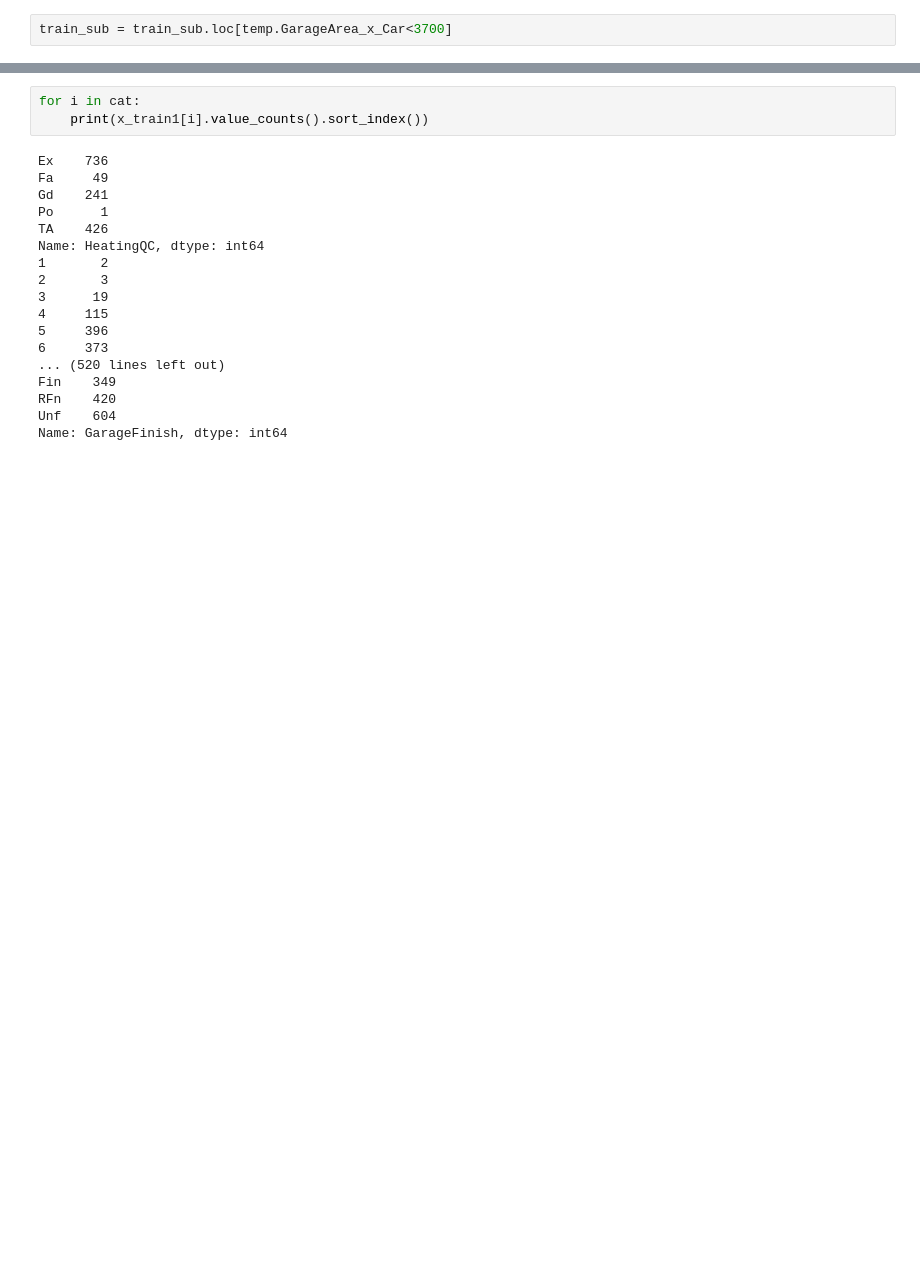
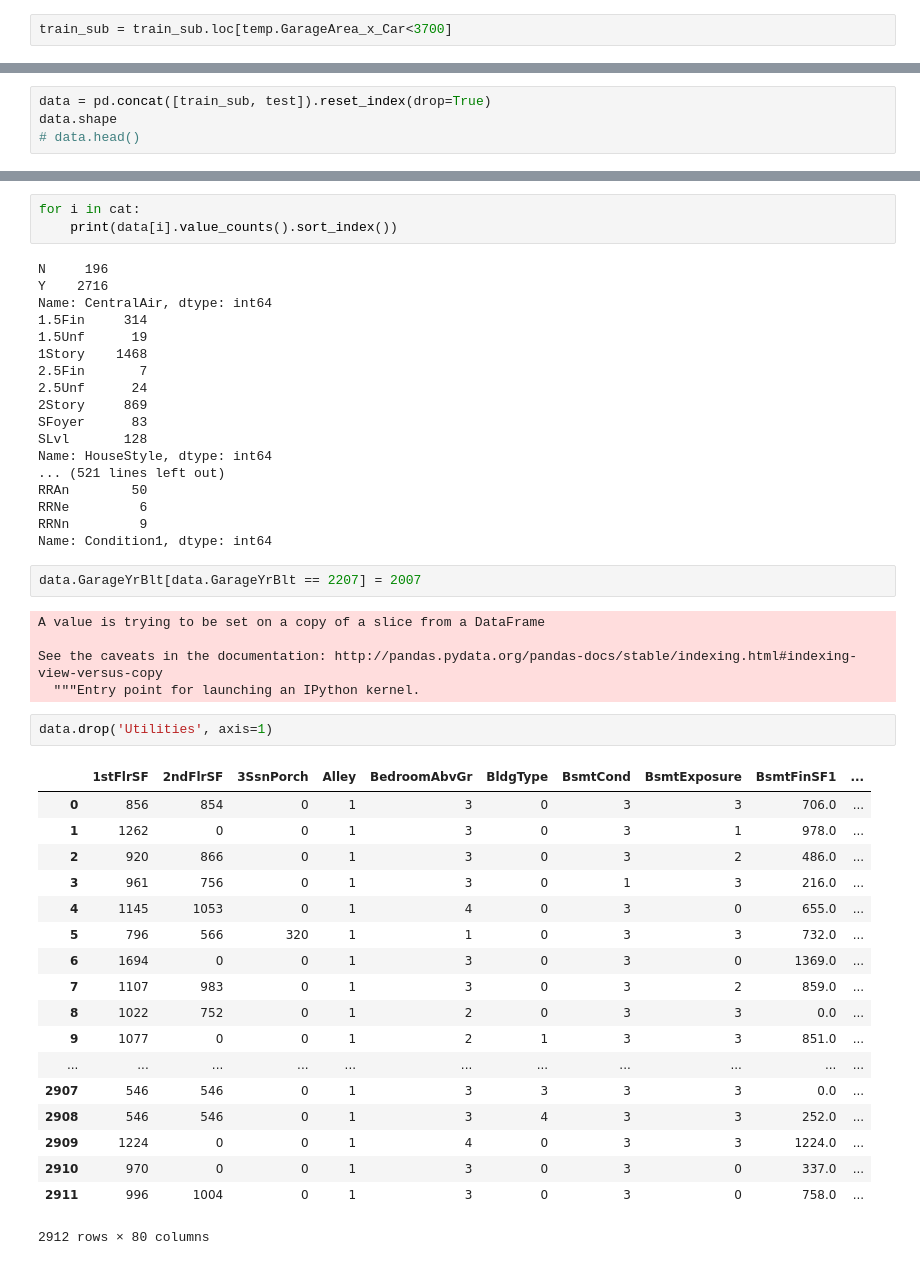
Before and after one commit to sofiawangy/Housing-prices, a Jupyter notebook: script2.ipynb, the cells around one changed output, grey strips where cells are left out. Cells and saved outputs as stored; diff of their text form; blank space fills up the shorter version.

```diff
--- a/script2.ipynb
+++ b/script2.ipynb
@@ -191,0 +194,4 @@ cat = list(set(x_train1.columns) - set(cont))
+# %%
+data = pd.concat([train_sub, test]).reset_index(drop=True)
+data.shape
+# data.head()
@@ -192,21 +207,49 @@ cat = list(set(x_train1.columns) - set(cont))
 # %%
 for i in cat:
-    print(x_train1[i].value_counts().sort_index())
+    print(data[i].value_counts().sort_index())
 # %% [output]
-Ex    736
-Fa     49
-Gd    241
-Po      1
-TA    426
-Name: HeatingQC, dtype: int64
-1       2
-2       3
-3      19
-4     115
-5     396
-6     373
-... (520 lines left out)
-Fin    349
-RFn    420
-Unf    604
-Name: GarageFinish, dtype: int64
+N     196
+Y    2716
+Name: CentralAir, dtype: int64
+1.5Fin     314
+1.5Unf      19
+1Story    1468
+2.5Fin       7
+2.5Unf      24
+2Story     869
+SFoyer      83
+SLvl       128
+Name: HouseStyle, dtype: int64
+... (521 lines left out)
+RRAn        50
+RRNe         6
+RRNn         9
+Name: Condition1, dtype: int64
+# %%
+data.GarageYrBlt[data.GarageYrBlt == 2207] = 2007
+# %% [output]
+A value is trying to be set on a copy of a slice from a DataFrame
+
+See the caveats in the documentation: http://pandas.pydata.org/pandas-docs/stable/indexing.html#indexing-view-versus-copy
+  """Entry point for launching an IPython kernel.
+# %%
+data.drop('Utilities', axis=1)
+# %% [output]
+|  | 1stFlrSF | 2ndFlrSF | 3SsnPorch | Alley | BedroomAbvGr | BldgType | BsmtCond | BsmtExposure | BsmtFinSF1 | ... |
+| 0 | 856 | 854 | 0 | 1 | 3 | 0 | 3 | 3 | 706.0 | ... |
+| 1 | 1262 | 0 | 0 | 1 | 3 | 0 | 3 | 1 | 978.0 | ... |
+| 2 | 920 | 866 | 0 | 1 | 3 | 0 | 3 | 2 | 486.0 | ... |
+| 3 | 961 | 756 | 0 | 1 | 3 | 0 | 1 | 3 | 216.0 | ... |
+| 4 | 1145 | 1053 | 0 | 1 | 4 | 0 | 3 | 0 | 655.0 | ... |
+| 5 | 796 | 566 | 320 | 1 | 1 | 0 | 3 | 3 | 732.0 | ... |
+| 6 | 1694 | 0 | 0 | 1 | 3 | 0 | 3 | 0 | 1369.0 | ... |
+| 7 | 1107 | 983 | 0 | 1 | 3 | 0 | 3 | 2 | 859.0 | ... |
+| 8 | 1022 | 752 | 0 | 1 | 2 | 0 | 3 | 3 | 0.0 | ... |
+| 9 | 1077 | 0 | 0 | 1 | 2 | 1 | 3 | 3 | 851.0 | ... |
+| ... | ... | ... | ... | ... | ... | ... | ... | ... | ... | ... |
+| 2907 | 546 | 546 | 0 | 1 | 3 | 3 | 3 | 3 | 0.0 | ... |
+| 2908 | 546 | 546 | 0 | 1 | 3 | 4 | 3 | 3 | 252.0 | ... |
+| 2909 | 1224 | 0 | 0 | 1 | 4 | 0 | 3 | 3 | 1224.0 | ... |
+| 2910 | 970 | 0 | 0 | 1 | 3 | 0 | 3 | 0 | 337.0 | ... |
+| 2911 | 996 | 1004 | 0 | 1 | 3 | 0 | 3 | 0 | 758.0 | ... |
+2912 rows × 80 columns
```
Also changed, not shown: parts of 20 cells of this notebook, 2 other files.
